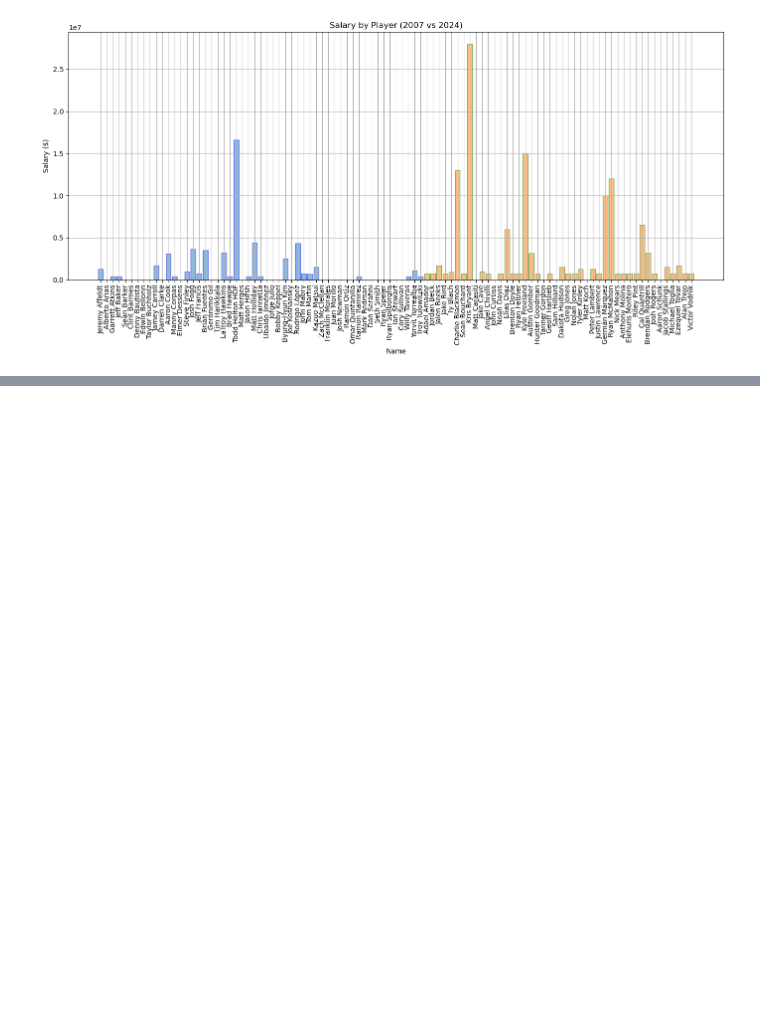
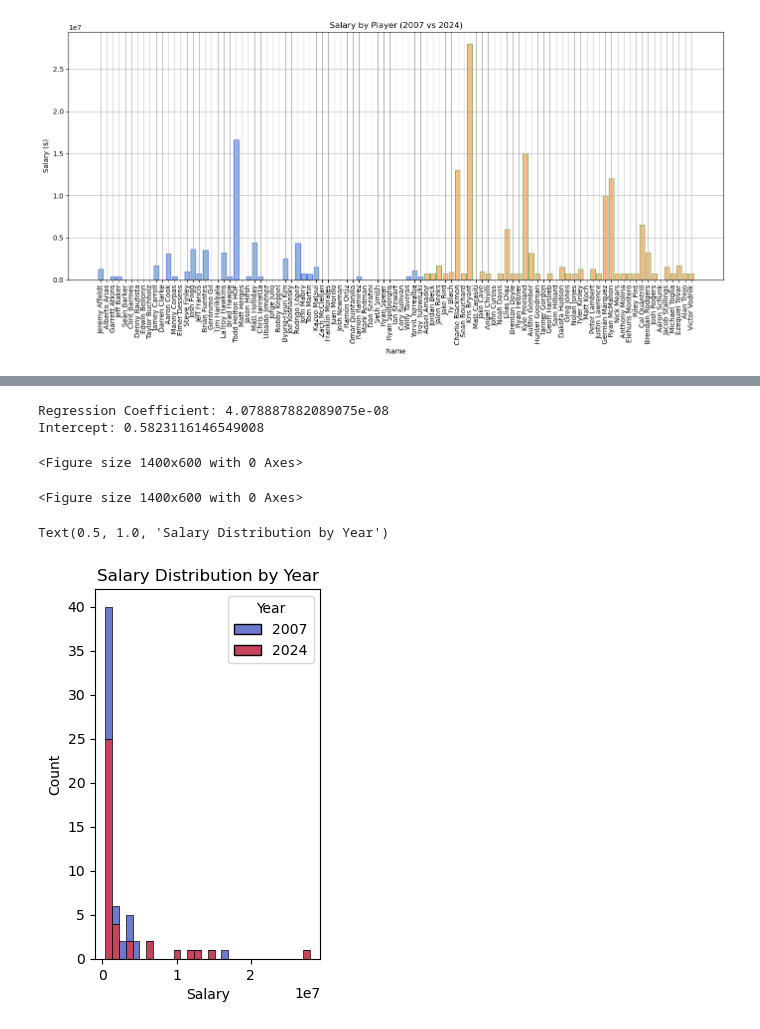
Before and after one commit to cassydm/rockies_moneyball_part-deux, a Jupyter notebook: Test_files/New_Sando.ipynb, the cells around one changed output, grey strips where cells are left out. Cells and saved outputs as stored; diff of their text form; code cells hidden in the pictures; blank space fills up the shorter version.

```diff
--- a/Test_files/New_Sando.ipynb
+++ b/Test_files/New_Sando.ipynb
@@ -128,0 +190,23 @@ plt.show()
+# %%
+print(f"Regression Coefficient: {model.coef_[0]}")
+print(f"Intercept: {model.intercept_}")
+# %% [output]
+Regression Coefficient: 4.078887882089075e-08
+Intercept: 0.5823116146549008
+# %%
+# Create a combined DataFrame
+df_combined = pd.concat([team_roster_2007.assign(Year=2007), team_roster_2024.assign(Year=2024)], ignore_index=True)
+# %%
+# Plot distributions
+plt.figure(figsize=(14, 6))
+# %% [output]
+<Figure size 1400x600 with 0 Axes>
+<Figure size 1400x600 with 0 Axes>
+# %%
+# Salary Distribution
+plt.subplot(1, 2, 1)
+sns.histplot(df_combined, x='Salary', hue='Year', multiple='stack', bins=30, palette='coolwarm')
+plt.title('Salary Distribution by Year')
+# %% [output]
+Text(0.5, 1.0, 'Salary Distribution by Year')
+[figure, added]
```
Also changed, not shown: parts of 34 cells of this notebook, 2 other files.
